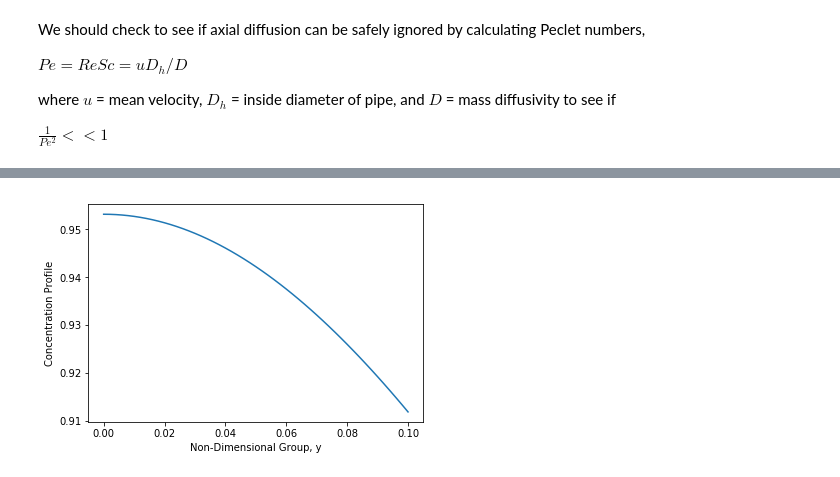
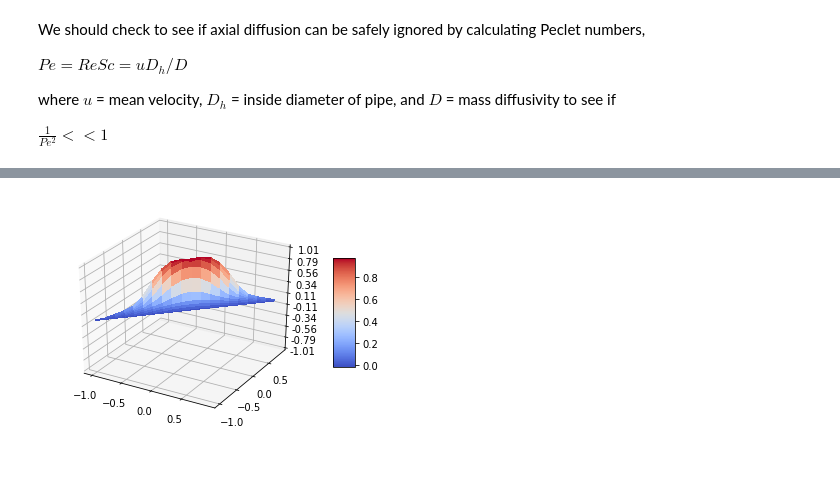
Before and after one commit to nateharms/serotonin_transport, a Jupyter notebook: reattempting.ipynb, the cells around one changed output, grey strips where cells are left out. Cells and saved outputs as stored; diff of their text form; code cells hidden in the pictures.

Commit message:
3D PLOTS ARE WORKINGgit add reattempting.ipynb  YAY

```diff
--- a/reattempting.ipynb
+++ b/reattempting.ipynb
@@ -220,3 +205,19 @@ def Gz_terms(N, x, j):
 
 #sum((2*np.linspace(1, i-1, num = i-1))**2) #THESE WORK
 #np.prod((2*np.linspace(1, i , num = i))**2) #THESE WORK
+# %%
+#Integration function for the constant
+
+an = []
+
+n = 20 #Number of terms in the infinite sum
+
+for i in range(0, 11):
+    top = lambda xi: Gz_terms(n, xi, i) * xi * (1-xi**2)
+    bottom = lambda xi: (Gz_terms(n, xi, i)**2) * xi * (1-xi**2)
+
+    value, error = integrate.quad(top, 0, 1)
+    value2, error = integrate.quad(bottom, 0, 1)
+    an.append(value/value2)
+
+print an
@@ -223,34 +226,68 @@ def Gz_terms(N, x, j):
 # %%
 #This cell is used for graphing, using the Gz_n function and the An integration constant
 
 m = 11 #number of eigenvalues
 
 #Set x = 0.5, r/R = 0.5:
-y = np.linspace(0, 0.1, num = 51)
-conc_final_y = 0
+# y = np.linspace(0, 1, num = 51)
+# conc_final_y = 0
 
-for i in range(0,m):
-    conc_step_y = an[i] * Gz_terms(5, 0.5, i) * np.exp(-1*lambda_n[i] * y**2)
-    conc_final_y += conc_step_y
+# for i in range(0,m):
+#     conc_step_y = an[i] * Gz_terms(5, 0.5, i) * np.exp(-1*lambda_n[i] * y**2)
+#     conc_final_y += conc_step_y
 
-plt.plot(y, conc_final_y)
-plt.xlabel("Non-Dimensional Group, y")
-plt.ylabel("Concentration Profile")
-plt.show()
+# plt.plot(y, conc_final_y)
+# plt.xlabel("Non-Dimensional Group, y")
+# plt.ylabel("Concentration Profile")
+# plt.show()
 
 
 #Set y = 1, (Dz/vR**2) = 1
-x = np.linspace(0, 1, num = 51)
-conc_final_x = 0
+# x = np.linspace(-1, 1, num = 101)
+# conc_final_x = 0
 
 
-for i in range(0,m):
-    conc_step_x = an[i] * Gz_terms(5, x, i) * np.exp(-1*lambda_n[i] * 1**2)
-    conc_final_x += conc_step_x
+# for i in range(0,m):
+#     conc_step_x = an[i] * Gz_terms(5, x, i) * np.exp(-1*lambda_n[i] * 1**2)
+#     conc_final_x += conc_step_x
+# print conc_final_x
 
-plt.plot(x, conc_final_x)
-plt.xlabel("Non-Dimensional Group, x")
-plt.ylabel("Concentration Profile")
+# plt.plot(x, conc_final_x)
+# plt.xlabel("Non-Dimensional Group, x")
+# plt.ylabel("Concentration Profile")
+# plt.show()
+
+fig = plt.figure()
+ax = fig.gca(projection='3d')
+
+x = np.arange(-1,1,0.1)
+y = np.arange(-1,1,0.1)
+x,y = np.meshgrid(x,y)
+R = np.sqrt(x ** 2 + y ** 2)
+
+z = an[0] * Gz_terms(5,R,0) * np.exp(-1*lambda_n[0] * R**2) +\
+    an[1] * Gz_terms(5,R,1) * np.exp(-1*lambda_n[1] * R**2) +\
+    an[2] * Gz_terms(5,R,2) * np.exp(-1*lambda_n[2] * R**2) +\
+    an[3] * Gz_terms(5,R,3) * np.exp(-1*lambda_n[3] * R**2) +\
+    an[4] * Gz_terms(5,R,4) * np.exp(-1*lambda_n[4] * R**2) +\
+    an[5] * Gz_terms(5,R,5) * np.exp(-1*lambda_n[5] * R**2) +\
+    an[6] * Gz_terms(5,R,6) * np.exp(-1*lambda_n[6] * R**2) +\
+    an[7] * Gz_terms(5,R,7) * np.exp(-1*lambda_n[7] * R**2) +\
+    an[8] * Gz_terms(5,R,8) * np.exp(-1*lambda_n[8] * R**2) +\
+    an[9] * Gz_terms(5,R,9) * np.exp(-1*lambda_n[9] * R**2) +\
+    an[10] * Gz_terms(5,R,10) * np.exp(-1*lambda_n[10] * R**2)
+# z = np.sin(R)
+
+surf = ax.plot_surface(x, x, z, cmap=cm.coolwarm,linewidth=0, antialiased=False)
+
+# Customize the z axis.
+ax.set_zlim(-1.01, 1.01)
+ax.zaxis.set_major_locator(LinearLocator(10))
+ax.zaxis.set_major_formatter(FormatStrFormatter('%.02f'))
+
+# Add a color bar which maps values to colors.
+fig.colorbar(surf, shrink=0.5, aspect=5)
+
 plt.show()
 # %% [output]
-[figure, old version]
+[figure, new version]
```
Also changed, not shown: parts of 11 cells of this notebook.
